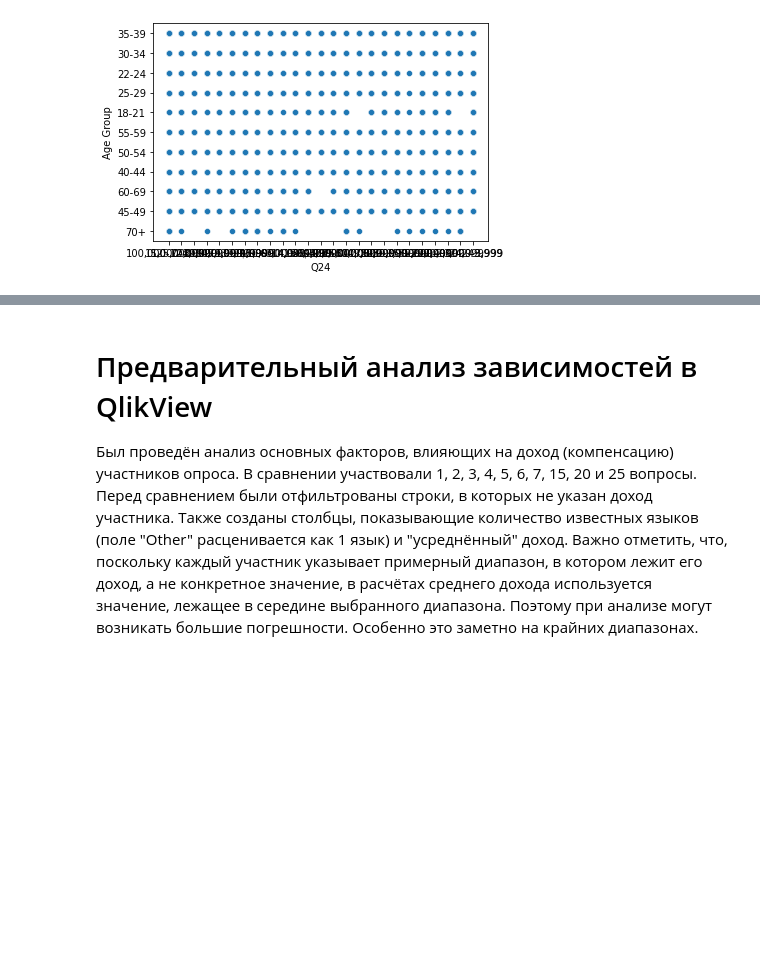
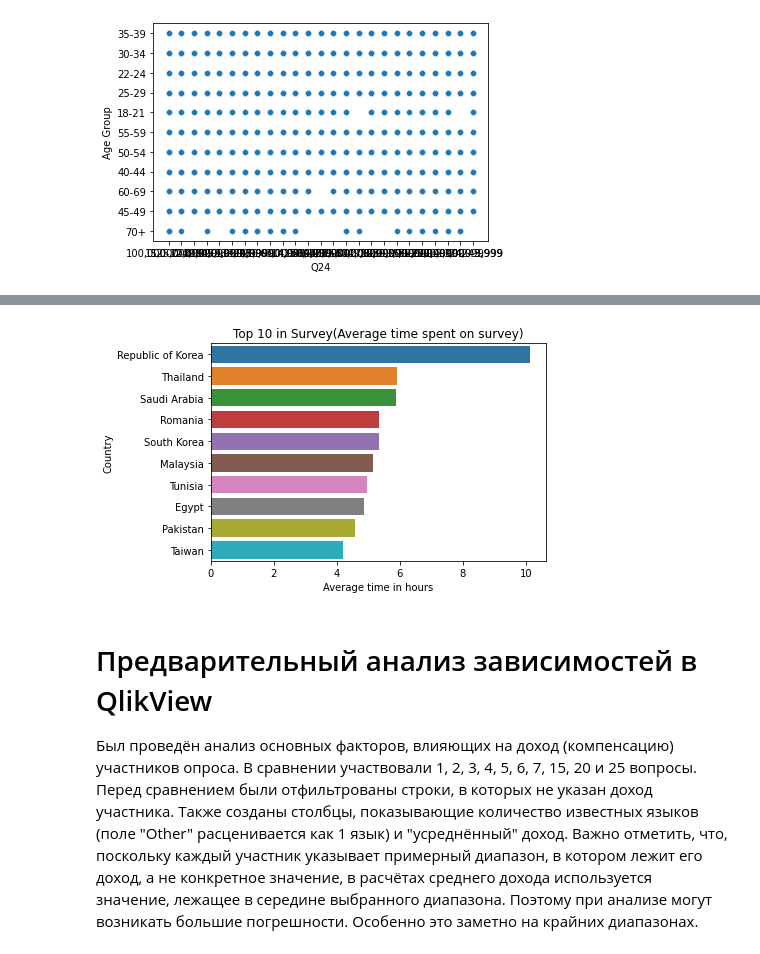
Before and after one commit to makmary/Kaggle-Competition, a Jupyter notebook: python-qlickview-solution/DataScienceKaggle.ipynb, the cells around one changed output, grey strips where cells are left out. Cells and saved outputs as stored; diff of their text form; code cells hidden in the pictures; blank space fills up the shorter version.

```diff
--- a/python-qlickview-solution/DataScienceKaggle.ipynb
+++ b/python-qlickview-solution/DataScienceKaggle.ipynb
@@ -319,3 +336,11 @@ See the caveats in the documentation: https://pandas.pydata.org/pandas-docs/stab
   This is separate from the ipykernel package so we can avoid doing imports until
 <matplotlib.axes._subplots.AxesSubplot at 0x...>
 [figure]
+# %%
+clean_data = data[1:]
+data_countries_time = clean_data[['Time from Start to Finish (seconds)','Q3']]
+data_countries_time['Time from Start to Finish (seconds)'] = data_countries_time['Time from Start to Finish (seconds)'].astype(int)
+data_countries_time = data_countries_time.groupby('Q3', as_index=False).mean()
+data_countries_time['Average time in hours'] = data_countries_time['Time from Start to Finish (seconds)'].apply(lambda a: a/3600)
+data_countries_time = data_countries_time.sort_values(by='Average time in hours',ascending=False).head(10)
+data_countries_time
@@ -322,3 +364,10 @@ See the caveats in the documentation: https://pandas.pydata.org/pandas-docs/stab
+# %%
+data_countries_time.rename(columns={"Q3":"Country"},inplace=True)
+ax = sns.barplot(x=data_countries_time['Average time in hours'], y=data_countries_time['Country'])
+ax.set_title("Top 10 in Survey(Average time spent on survey)")
+plt.show()
+# %% [output]
+[figure, added]
 # %% [markdown]
 # Предварительный анализ зависимостей в QlikView
 Был проведён анализ основных факторов, влияющих на доход (компенсацию) участников опроса. В сравнении участвовали 1, 2, 3, 4, 5, 6, 7, 15, 20 и 25 вопросы.
```
Also changed, not shown: parts of 13 cells of this notebook.
